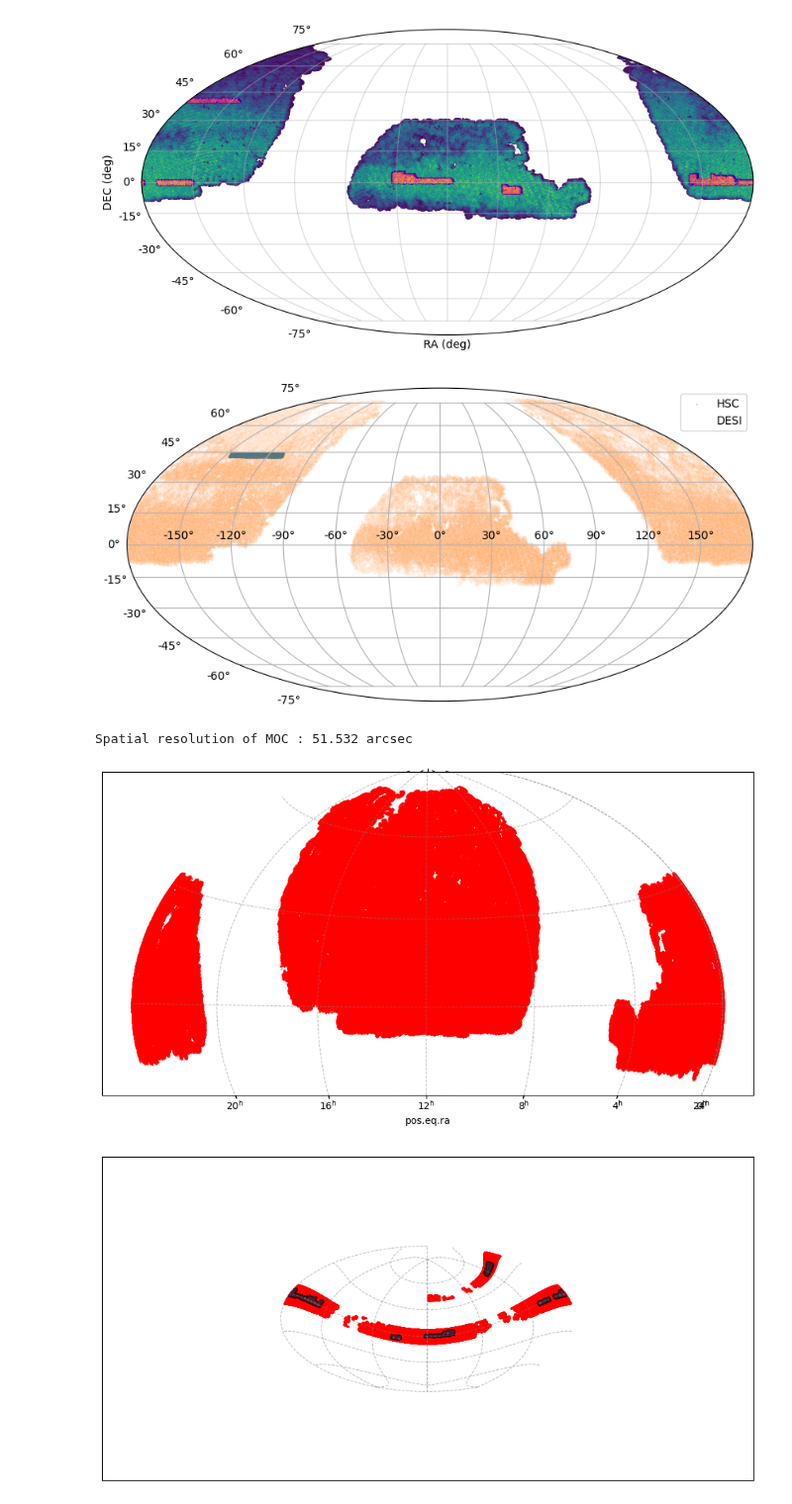
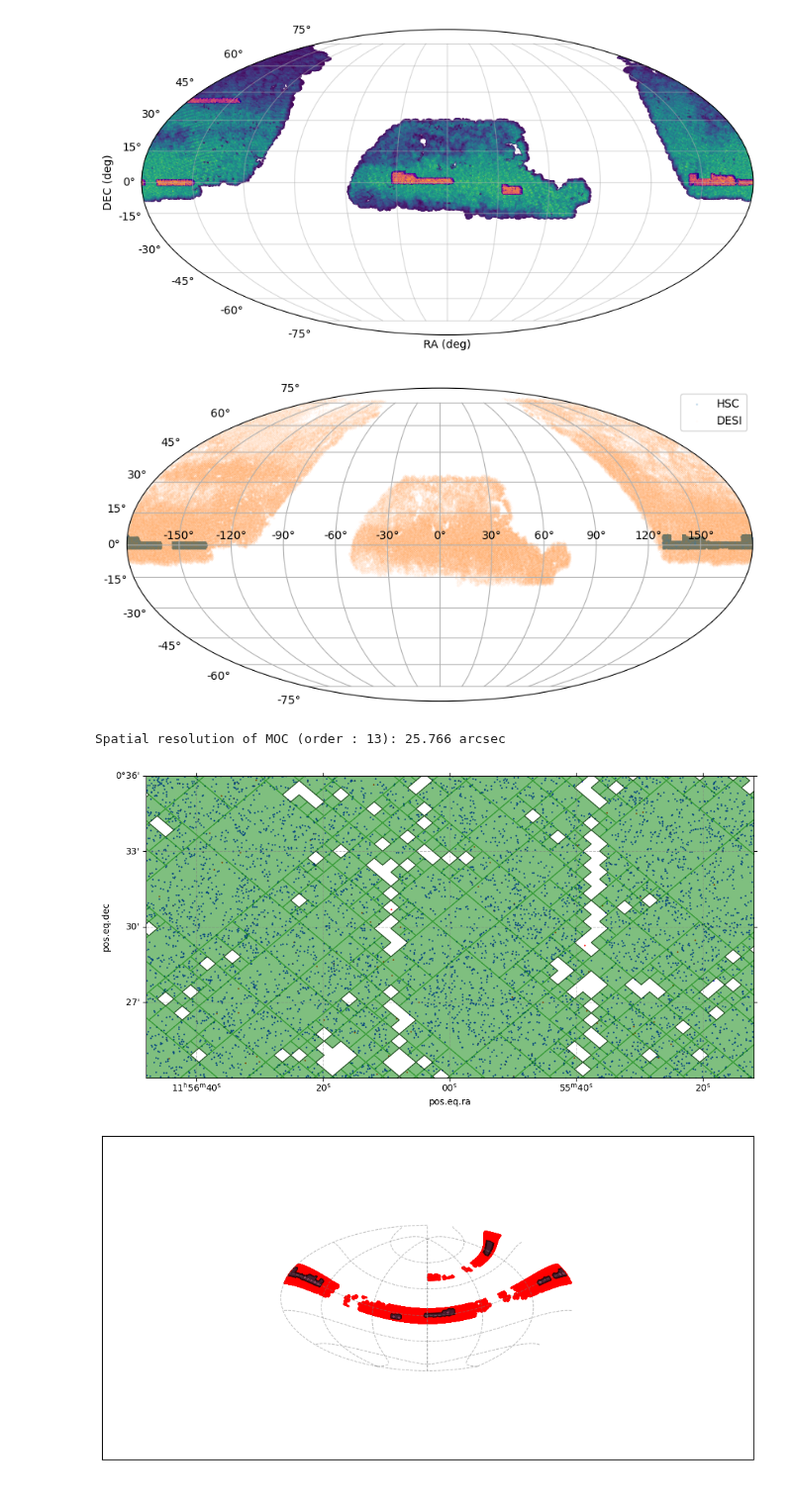
Before and after one commit to JeanCHDJdev/desi-y3-hsc, a Jupyter notebook: src/inspect/desi_hsc_footprintmatch.ipynb, the cells around one changed output. Shown at 99% size. Drawn from its saved outputs; the diff is of its cells as text; code cells hidden in the pictures.

```diff
--- a/src/inspect/desi_hsc_footprintmatch.ipynb
+++ b/src/inspect/desi_hsc_footprintmatch.ipynb
@@ -52,9 +52,7 @@ DESI target catalog : /global/cfs/cdirs/desi/survey/catalogs/Y3/LSS/loa-v1/LSSca
 DESI target catalog : /global/cfs/cdirs/desi/survey/catalogs/Y3/LSS/loa-v1/LSScats/v1.1/nonKP/QSO_clustering.dat.fits
 # %%
 # Read the HSC catalog (ETA ~ 2s)
-hsc = fio.read(hsc_file)
-# Read the DESI catalog (ETA ~ 20-30s)
-# desi = fio.read(desi_file, columns=['TARGET_RA', 'TARGET_DEC', 'Z'])
+hsc = Table(fio.read(hsc_file))
 # %%
 # Load HSC galaxy coordinates
 hsc_coords = SkyCoord(ra=hsc['ra']*u.deg, dec=hsc['dec']*u.deg)
@@ -94,9 +92,9 @@ Text(0, 0.5, 'DEC (deg)')
 [figure]
 # %%
 bounds = [[120, 240], [-15, 15]] # first patch
-bounds = [[20, 60], [-15, 15]] # second patch
-bounds = [[310, 20], [-15, 15]] # third patch
-bounds = [[0, 360], [30, 80]] # fourth patch
+#bounds = [[20, 60], [-15, 15]] # second patch
+#bounds = [[310, 20], [-15, 15]] # third patch
+#bounds = [[0, 360], [30, 80]] # fourth patch
 # %%
 def spatial_crit(coords, bounds):
     '''Returns a mask based on boundaries.'''
@@ -130,36 +127,49 @@ ax.legend()
 ax.grid()
 plt.show()
 # %% [output]
-[figure, old version]
+[figure, new version]
 # %%
 # Generate a MOC from HSC positions to cover HSC's footprint. Compute spatial resolution in arcsec.
-print(f'Spatial resolution of MOC : {MOC.order_to_spatial_resolution(n_order).to(u.arcsec):.3f}')
+n_order = 13
+print(f'Spatial resolution of MOC (order : {n_order}): {MOC.order_to_spatial_resolution(n_order).to(u.arcsec):.3f}')
 hsc_moc = MOC.from_skycoords(hsc_sample, max_norder=n_order)
-hsc_moc.save(f'{MOC_ROOT}/hsc_moc4.fits', format='fits', overwrite=True)
+Path(f'{MOC_ROOT}_{n_order}').mkdir(parents=True, exist_ok=True)
+hsc_moc.save(f'{MOC_ROOT}_{n_order}/hsc_moc1.fits', format='fits', overwrite=True)
 # %% [output]
-Spatial resolution of MOC : 51.532 arcsec
+Spatial resolution of MOC (order : 13): 25.766 arcsec
 # %%
 fig = plt.figure(figsize=(12, 6))
 with MOCWCS(fig,
-           fov=3 * u.deg,
+           fov=0.2 * u.deg,
            center=SkyCoord(179, 0.5, unit='deg', frame='icrs'),
            coordsys="icrs",
            rotation=Angle(0, u.degree),
            projection="AIT") as wcs: wcs = wcs
 ax = fig.add_subplot(projection=wcs)
 ax.scatter(
-    desi_coords.ra.deg[0::10],
-    desi_coords.dec.deg[0::10],
+    desi_coords.ra.deg,
+    desi_coords.dec.deg,
     transform=ax.get_transform('world'),
-    s=0.05,
+    s=0.5,
     color='red',
     label='DESI targets'
+    )
+ax.scatter(
+    hsc_coords.ra.deg,
+    hsc_coords.dec.deg,
+    transform=ax.get_transform('world'),
+    s=0.5,
+    color='blue',
+    label='HSC targets'
     )
 hsc_moc.fill(ax=ax, wcs=wcs, alpha=0.5, fill=True, color="green")
 hsc_moc.border(ax=ax, wcs=wcs, alpha=0.5, color="black")
 ax.grid(color='gray', linestyle='--', alpha=0.5)
+ax.set_xlabel('RA (deg)')
+ax.set_ylabel('DEC (deg)')
+ax.legend()
 # %% [output]
-[figure, old version]
+[figure, new version]
 # %%
 fig = plt.figure(figsize=(12, 6))
 with MOCWCS(fig,
```
Also changed, not shown: parts of 2 cells of this notebook, 9 other files.
